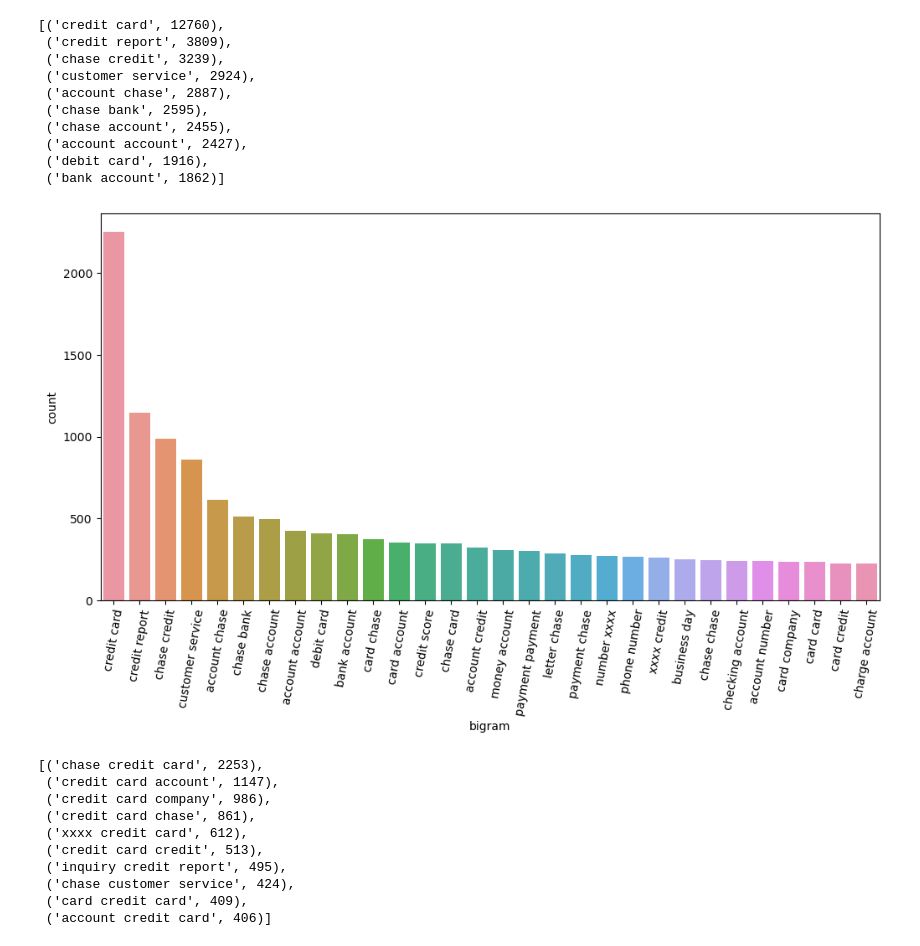
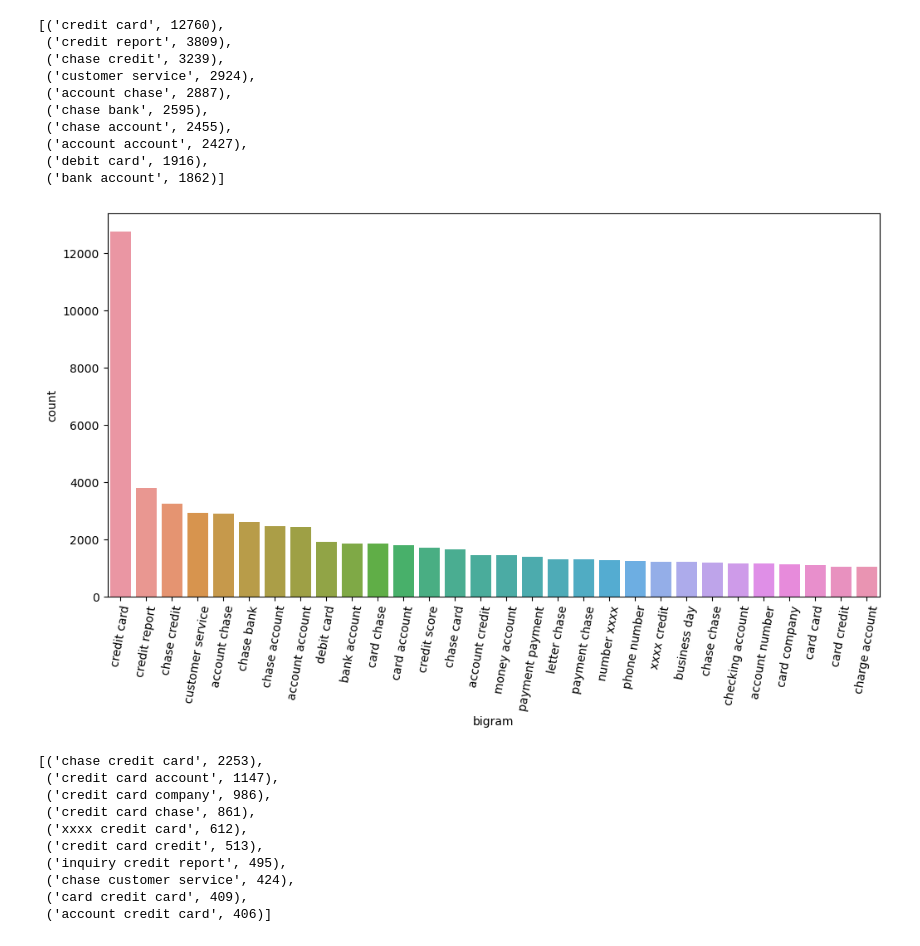
Before and after one commit to SanjayaKumarSahoo/automatic-ticket-classification, a Jupyter notebook: Automatic_Ticket_Classification_Assignment.ipynb, the cells around one changed output. Drawn from its saved outputs; the diff is of its cells as text; code cells hidden in the pictures.

```diff
--- a/Automatic_Ticket_Classification_Assignment.ipynb
+++ b/Automatic_Ticket_Classification_Assignment.ipynb
@@ -457,12 +434,12 @@ top_30_bigrams[:10]
 # %%
 # plot bigram vs count
 plot_df_bigram = pd.DataFrame(top_30_bigrams, columns = ['bigram' , 'count'])
 plt.figure(figsize=(12,6))
-fig = sns.barplot(x=plot_df_bigram['bigram'], y=plot_df['count'])
+fig = sns.barplot(x=plot_df_bigram['bigram'], y=plot_df_bigram['count'])
 plt.xticks(rotation = 80)
 plt.show()
 # %% [output]
-[figure, old version]
+[figure, new version]
 # %%
 #Write your code here to find the top 30 trigram frequency among the complaints in the cleaned datafram(df_clean).
 top_30_trigrams = get_top_n_bigram(df_clean.Complaint_clean, ngram=3, top=30)
```
Also changed, not shown: parts of 20 cells of this notebook.
